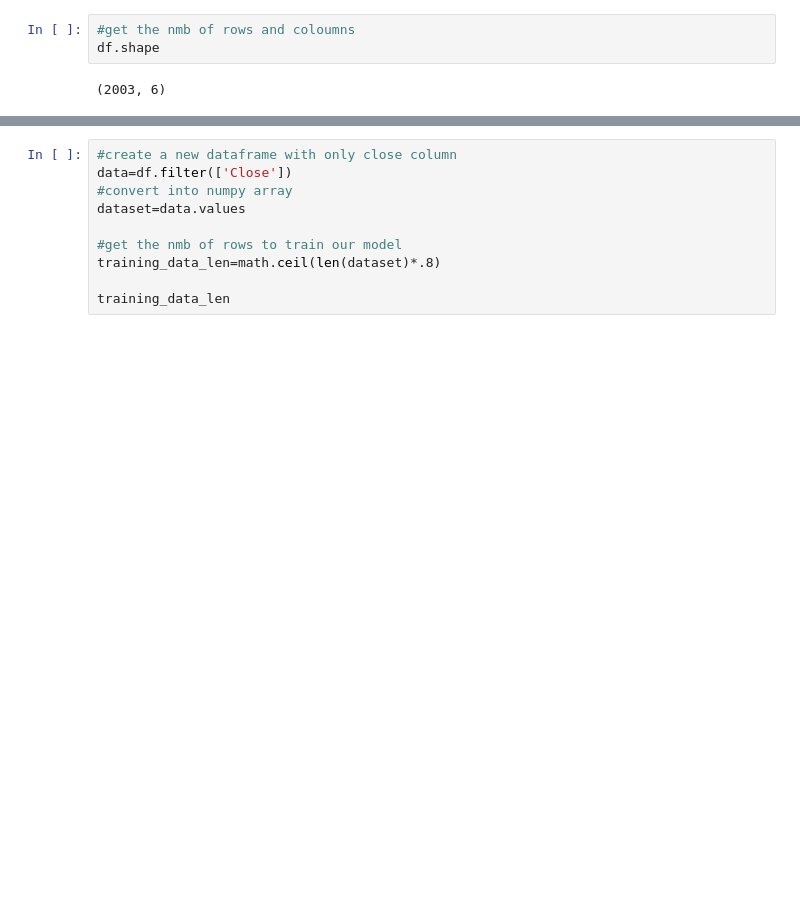
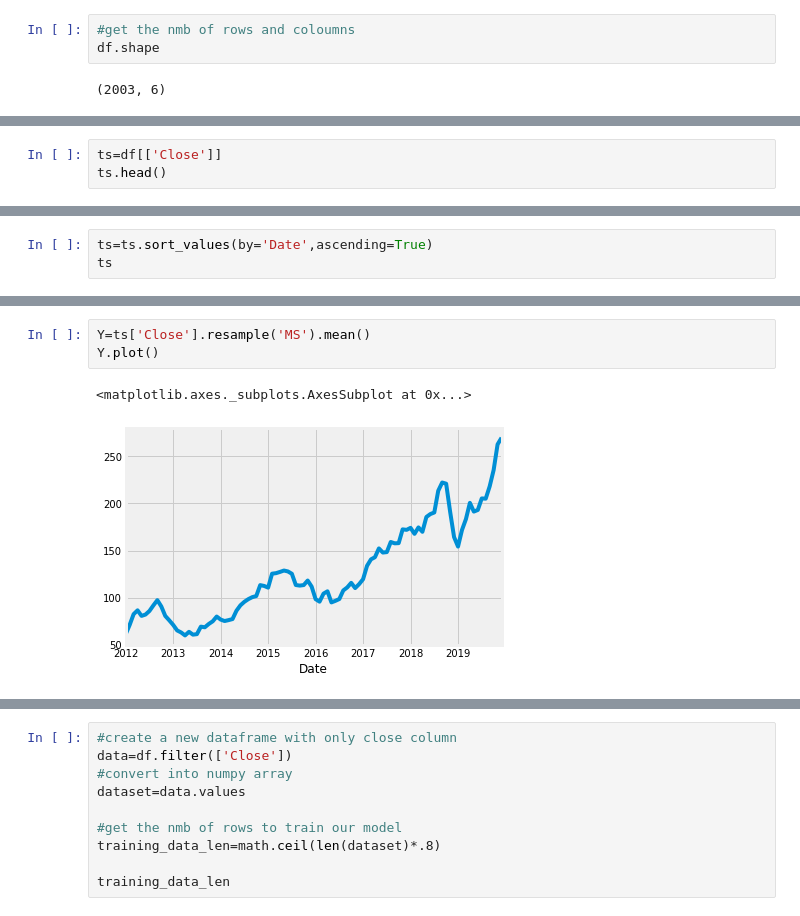
Before and after one commit to Kounteyo/stock_price, a Jupyter notebook: Untitled4.ipynb, the cells around one changed output, grey strips where cells are left out. Cells and saved outputs as stored; diff of their text form; blank space fills up the shorter version.

```diff
--- a/Untitled4.ipynb
+++ b/Untitled4.ipynb
@@ -47,0 +40,3 @@ TypeError: ignored
+# %%
+ts=df[['Close']]
+ts.head()
@@ -47,0 +102,3 @@ TypeError: ignored
+# %%
+ts=ts.sort_values(by='Date',ascending=True)
+ts
@@ -47,0 +149,6 @@ TypeError: ignored
+# %%
+Y=ts['Close'].resample('MS').mean()
+Y.plot()
+# %% [output]
+<matplotlib.axes._subplots.AxesSubplot at 0x...>
+[figure, added]
```
Also changed, not shown: parts of 16 cells of this notebook.
